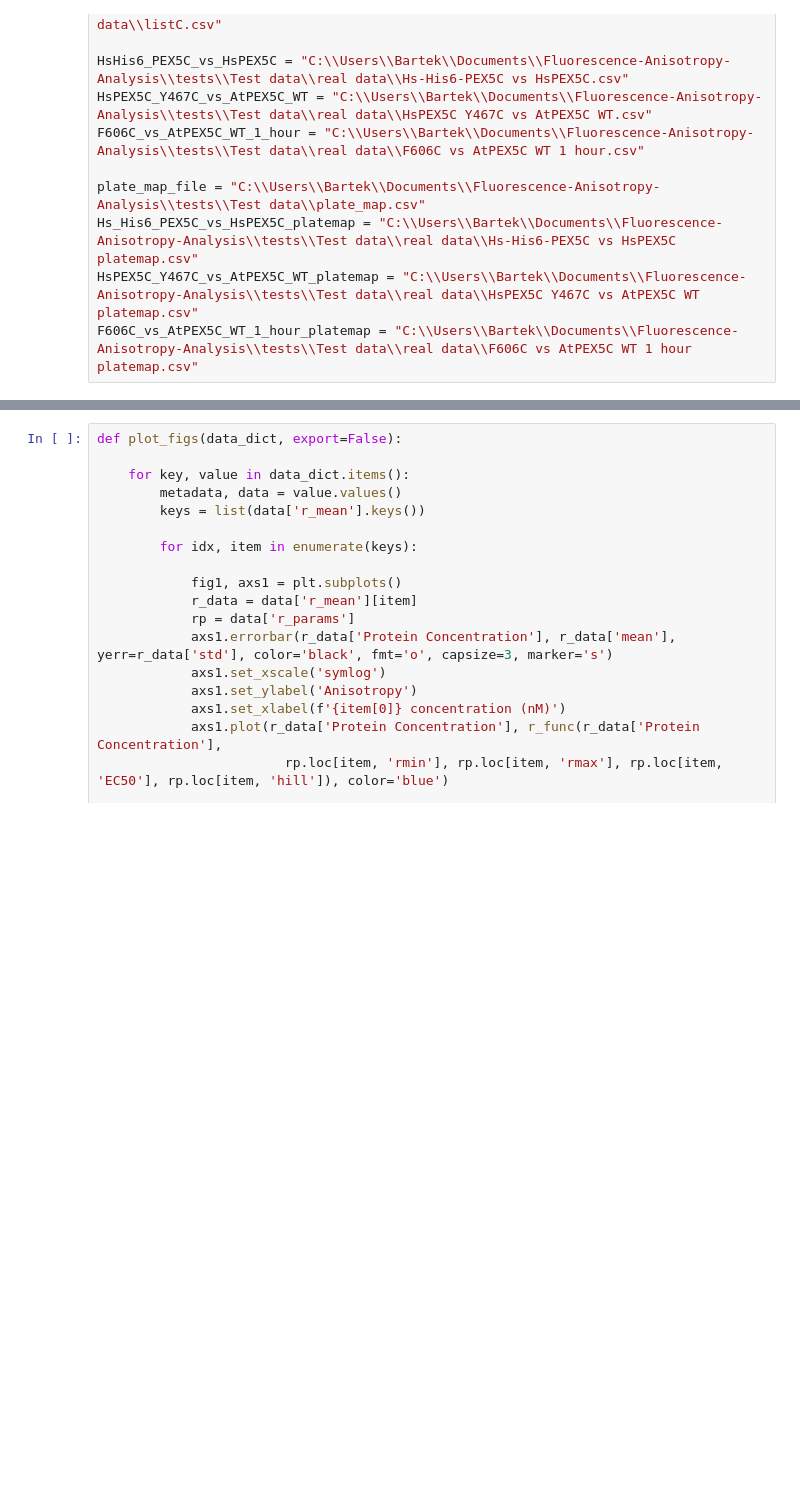
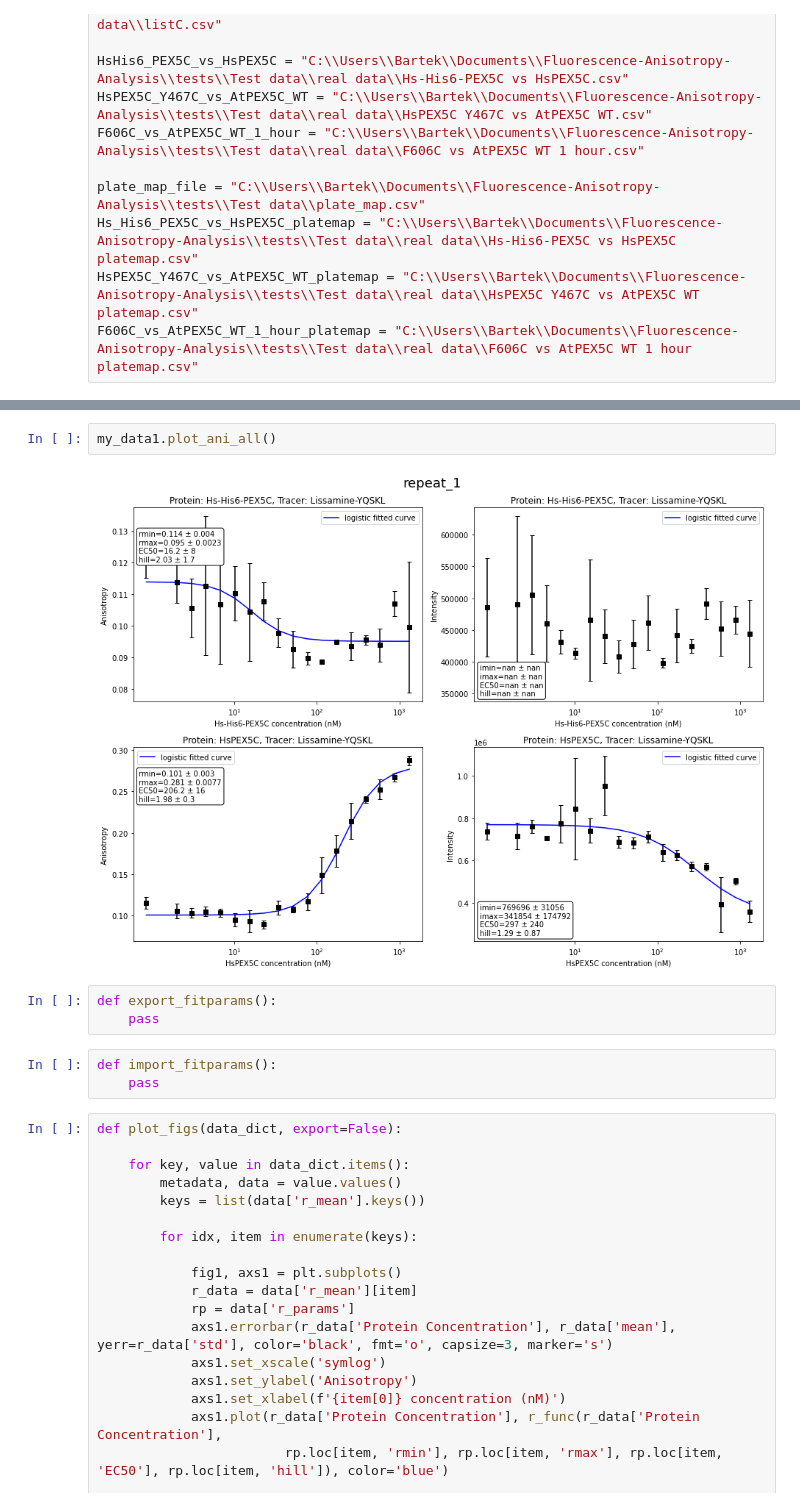
Before and after one commit to mariuszlas/Fluorescence-Anisotropy-Analysis-Development, a Jupyter notebook: fluorescenceanisotropy/fluores_anisotropy.ipynb, the cells around one changed output, grey strips where cells are left out. Saved outputs shown, nothing was run; the diff lists cells and outputs as text; blank space fills up the shorter version.

```diff
--- a/fluorescenceanisotropy/fluores_anisotropy.ipynb
+++ b/fluorescenceanisotropy/fluores_anisotropy.ipynb
@@ -927,3 +946,13 @@ export_figs(my_data1.data_dict, path="C:\\Users\\Bartek\\Desktop\\")
+# %%
+my_data1.plot_ani_all()
+# %% [output]
+[figure, added]
+# %%
+def export_fitparams():
+    pass
+# %%
+def import_fitparams():
+    pass
 # %%
 def plot_figs(data_dict, export=False):
 
```
Also changed, not shown: parts of 19 cells of this notebook.
